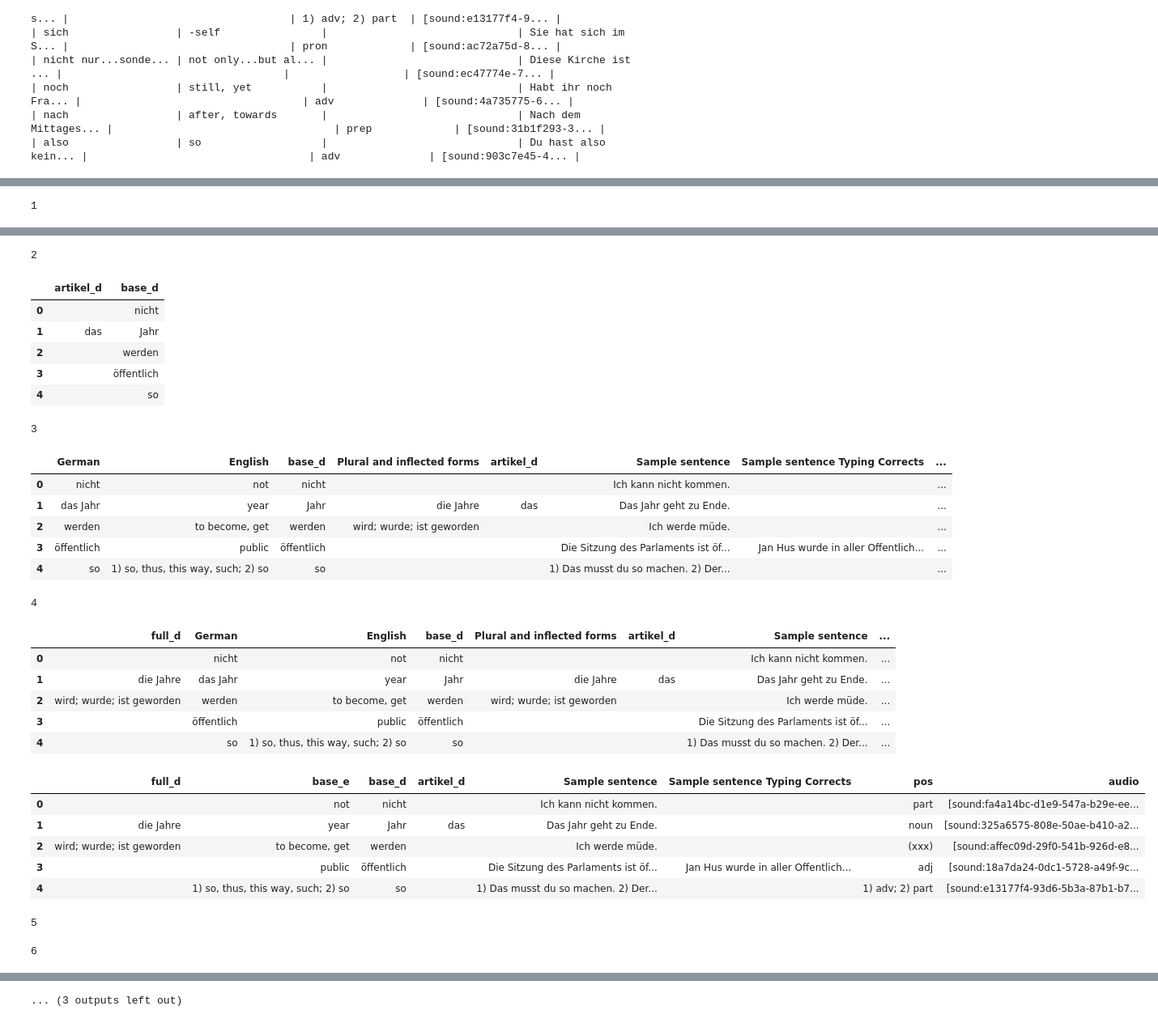
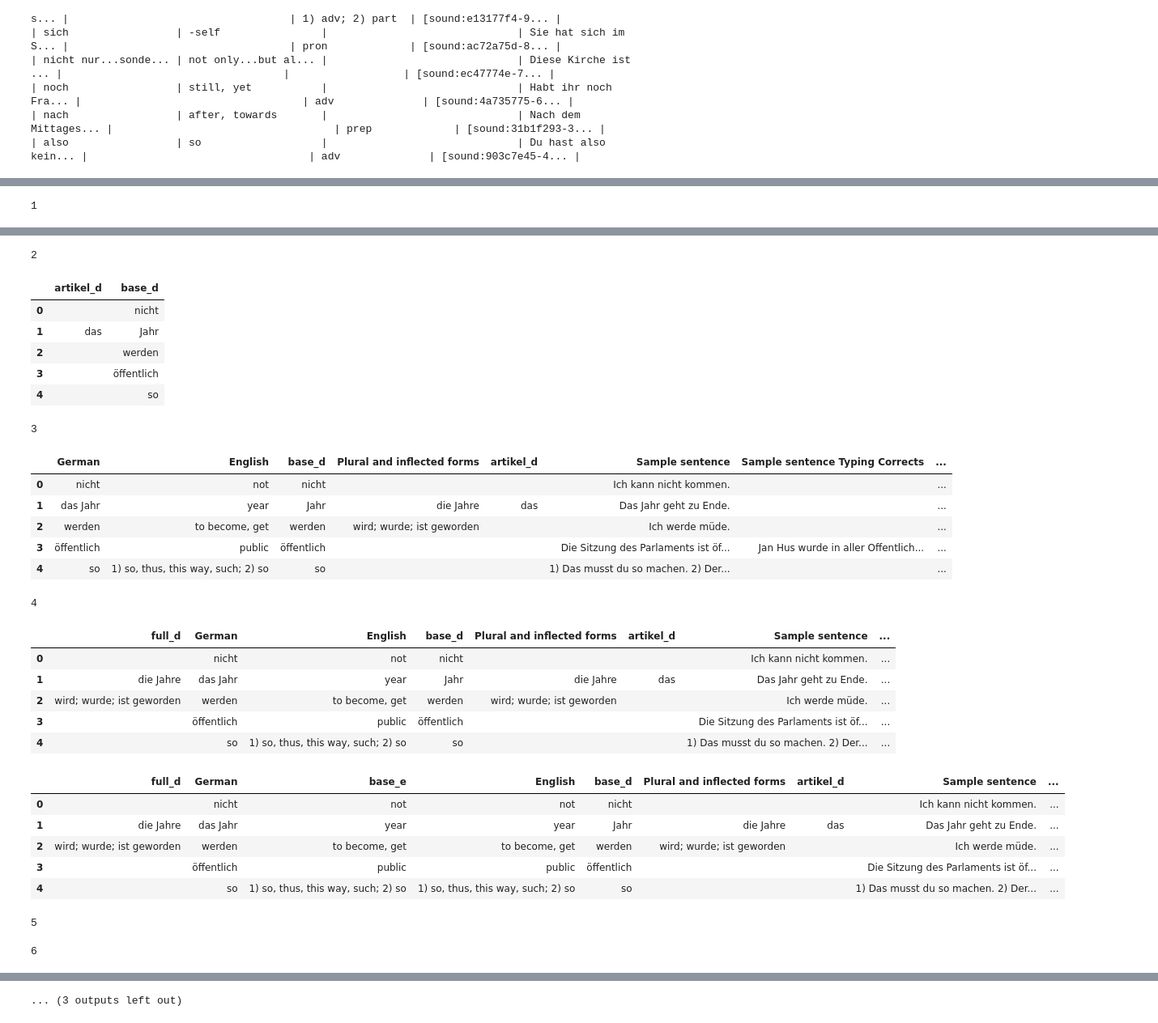
Before and after one commit to gotofritz/jupyter, a Jupyter notebook: katas/pandas_katas/solutions/006_pandas_anki.ipynb, the cells around one changed output, grey strips where cells are left out. Shown at 81% size. Drawn from its saved outputs; the diff is of its cells as text; code cells hidden in the pictures.

```diff
--- a/katas/pandas_katas/solutions/006_pandas_anki.ipynb
+++ b/katas/pandas_katas/solutions/006_pandas_anki.ipynb
@@ -130,6 +132,7 @@ cols_4000_words = ["German", "English", "Plural and inflected forms", "Sample se
 col_0 = "Plural and inflected forms"
 name_article_df = None
 remove_col = "Sample sentence"
+to_be_removed = ["English", "German", col_0, remove_col]
 save_to = STEP_2
 
 1
@@ -158,7 +161,6 @@ df.head()
 col_to = "base_e"
 col_from = "English"
 df.insert(2, col_to, df[col_from])
-df.drop(columns=["English", col_0, "German"], inplace=True)
 df.rename(columns={"Part of Speech": "pos", "Audio": "audio"}, inplace=True)
 df.head()
 
@@ -168,7 +170,7 @@ df[["s1", "s2"]] = df["Sample sentence"].str.split(r" 2\)", n=1, expand=True).fi
 6
 df['s1'] = df['s1'].str.lstrip('1) ').str.strip()
 df['s2'] = df['s2'].str.strip()
-df.drop(columns=[remove_col], inplace=True)
+df.drop(columns=to_be_removed, inplace=True)
 df.head()
 
 7
@@ -180,39 +182,39 @@ df[:20]
 df.to_csv(save_to, sep="\t", index=False)
 # %% [output]
 1
 |  | German | English | Plural and inflected forms | Sample sentence | Sample sentence Typing Corrects | Part of Speech | ... |
 | 0 | nicht | not |  | Ich kann nicht kommen. |  | part | ... |
 | 1 | das Jahr | year | die Jahre | Das Jahr geht zu Ende. |  | noun | ... |
 | 2 | werden | to become, get | wird; wurde; ist geworden | Ich werde müde. |  | (xxx) | ... |
 | 3 | öffentlich | public |  | Die Sitzung des Parlaments ist öf... | Jan Hus wurde in aller Offentlich... | adj | ... |
 | 4 | so | 1) so, thus, this way, such; 2) so |  | 1) Das musst du so machen. 2) Der... |  | 1) adv; 2) part | ... |
 2
 |  | artikel_d | base_d |
 | 0 |  | nicht |
 | 1 | das | Jahr |
 | 2 |  | werden |
 | 3 |  | öffentlich |
 | 4 |  | so |
 3
 |  | German | English | base_d | Plural and inflected forms | artikel_d | Sample sentence | Sample sentence Typing Corrects | ... |
 | 0 | nicht | not | nicht |  |  | Ich kann nicht kommen. |  | ... |
 | 1 | das Jahr | year | Jahr | die Jahre | das | Das Jahr geht zu Ende. |  | ... |
 | 2 | werden | to become, get | werden | wird; wurde; ist geworden |  | Ich werde müde. |  | ... |
 | 3 | öffentlich | public | öffentlich |  |  | Die Sitzung des Parlaments ist öf... | Jan Hus wurde in aller Offentlich... | ... |
 | 4 | so | 1) so, thus, this way, such; 2) so | so |  |  | 1) Das musst du so machen. 2) Der... |  | ... |
 4
 |  | full_d | German | English | base_d | Plural and inflected forms | artikel_d | Sample sentence | ... |
 | 0 |  | nicht | not | nicht |  |  | Ich kann nicht kommen. | ... |
 | 1 | die Jahre | das Jahr | year | Jahr | die Jahre | das | Das Jahr geht zu Ende. | ... |
 | 2 | wird; wurde; ist geworden | werden | to become, get | werden | wird; wurde; ist geworden |  | Ich werde müde. | ... |
 | 3 |  | öffentlich | public | öffentlich |  |  | Die Sitzung des Parlaments ist öf... | ... |
 | 4 |  | so | 1) so, thus, this way, such; 2) so | so |  |  | 1) Das musst du so machen. 2) Der... | ... |
-|  | full_d | base_e | base_d | artikel_d | Sample sentence | Sample sentence Typing Corrects | pos | audio |
-| 0 |  | not | nicht |  | Ich kann nicht kommen. |  | part | [sound:fa4a14bc-d1e9-547a-b29e-ee... |
-| 1 | die Jahre | year | Jahr | das | Das Jahr geht zu Ende. |  | noun | [sound:325a6575-808e-50ae-b410-a2... |
-| 2 | wird; wurde; ist geworden | to become, get | werden |  | Ich werde müde. |  | (xxx) | [sound:affec09d-29f0-541b-926d-e8... |
-| 3 |  | public | öffentlich |  | Die Sitzung des Parlaments ist öf... | Jan Hus wurde in aller Offentlich... | adj | [sound:18a7da24-0dc1-5728-a49f-9c... |
-| 4 |  | 1) so, thus, this way, such; 2) so | so |  | 1) Das musst du so machen. 2) Der... |  | 1) adv; 2) part | [sound:e13177f4-93d6-5b3a-87b1-b7... |
+|  | full_d | German | base_e | English | base_d | Plural and inflected forms | artikel_d | Sample sentence | ... |
+| 0 |  | nicht | not | not | nicht |  |  | Ich kann nicht kommen. | ... |
+| 1 | die Jahre | das Jahr | year | year | Jahr | die Jahre | das | Das Jahr geht zu Ende. | ... |
+| 2 | wird; wurde; ist geworden | werden | to become, get | to become, get | werden | wird; wurde; ist geworden |  | Ich werde müde. | ... |
+| 3 |  | öffentlich | public | public | öffentlich |  |  | Die Sitzung des Parlaments ist öf... | ... |
+| 4 |  | so | 1) so, thus, this way, such; 2) so | 1) so, thus, this way, such; 2) so | so |  |  | 1) Das musst du so machen. 2) Der... | ... |
 5
 6
 |  | full_d | base_e | base_d | artikel_d | Sample sentence Typing Corrects | pos | audio | s1 | s2 |
```
Also changed, not shown: parts of 2 cells of this notebook, 9 other files.
